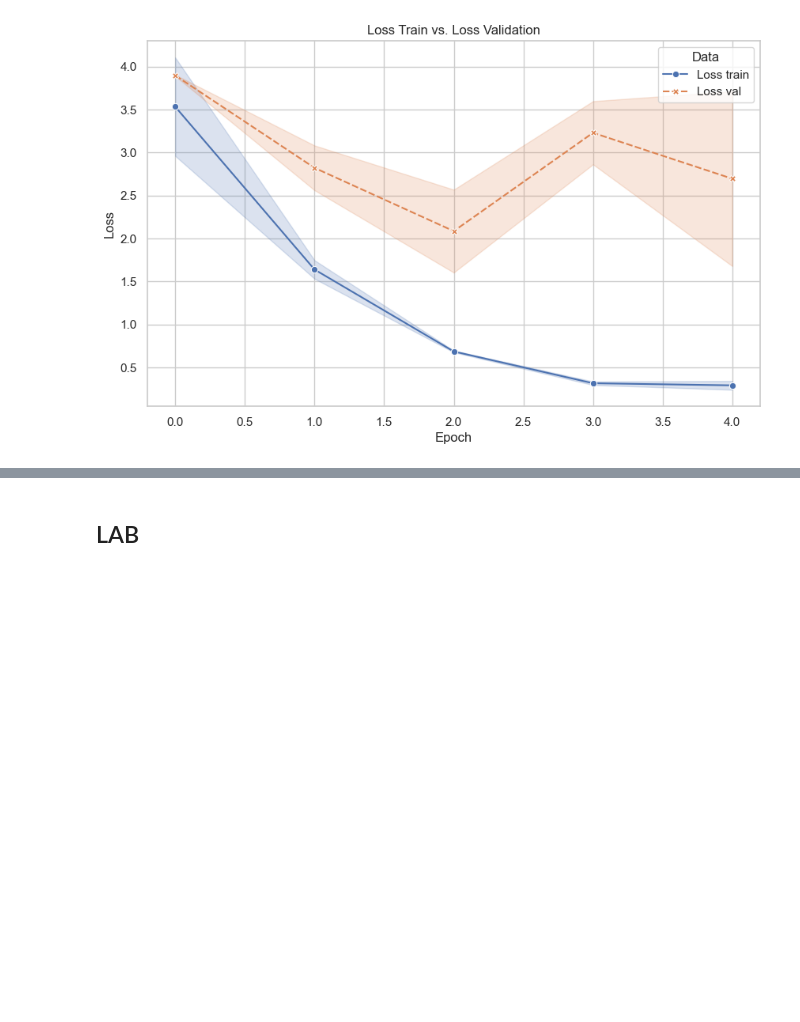
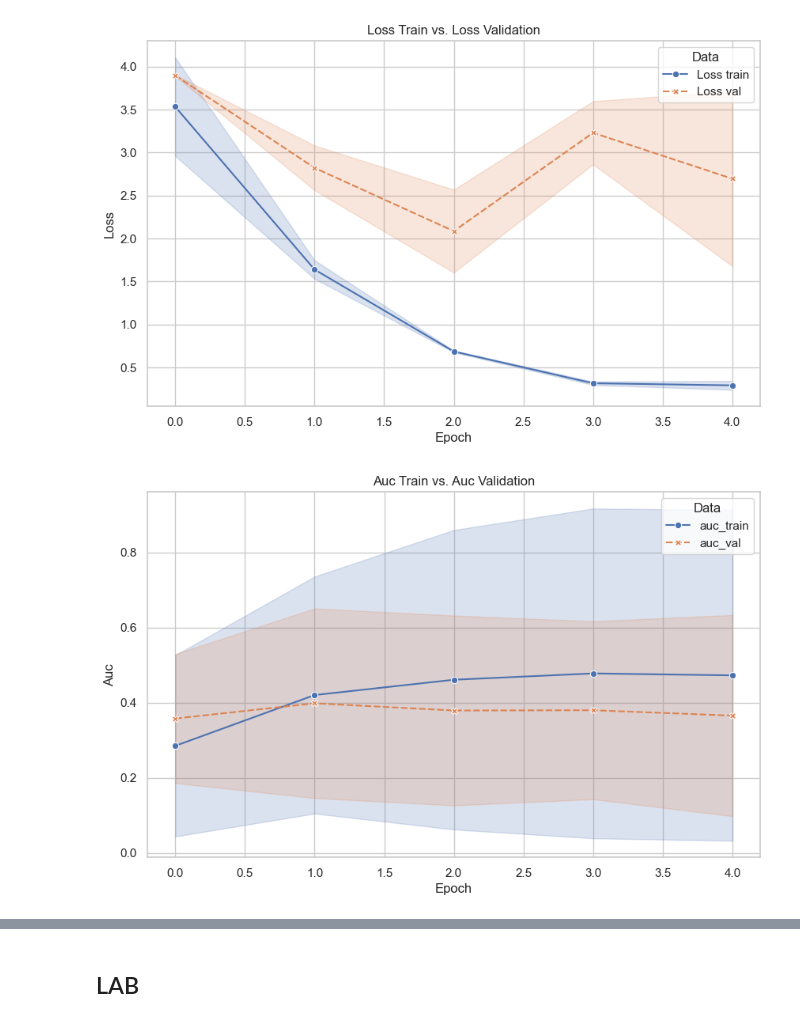
Before and after one commit to tmandelz/classification-prolactinoma, a Jupyter notebook: modelling/visualize_results.ipynb, the cells around one changed output, grey strips where cells are left out. Cells and saved outputs as stored; diff of their text form; code cells hidden in the pictures; blank space fills up the shorter version.

Commit message:
update auc calc

```diff
--- a/modelling/visualize_results.ipynb
+++ b/modelling/visualize_results.ipynb
@@ -9,9 +9,20 @@ import seaborn as sns
 import matplotlib.pyplot as plt
 # %%
 select_group  = lambda runs,group:[run for run in runs if run.group == group]
+def calc_mean_std_auc(runs_for_auc):
+    auc = [runs.history()["auc"].dropna() for runs in runs_for_auc]
+    return round(np.array(auc).mean(),3),round(np.array(auc).std(),3)
 
-def plot_loss(runs):
-    loss_train_val = pd.concat([run.history().loc[:,["Loss train","Loss val","epoch"]].dropna() for run in runs])
+def plot_loss(runs,metric="loss"):
+    if metric == "loss":
+        metric_train = "Loss train"
+        metric_val = "Loss val"
+        label = "Loss"
+    elif metric == "auc":
+        metric_train = "auc_train"
+        metric_val = "auc_val"
+        label = "Auc"
+    loss_train_val = pd.concat([run.history().loc[:,[metric_train,metric_val,"epoch"]].dropna() for run in runs])
     mean_std = loss_train_val.groupby("epoch").agg(["mean","std"])
     mean_std.reset_index(inplace=True)
     df_melted = mean_std.melt(id_vars='epoch', var_name='Metric', value_name='Value')
@@ -19,7 +30,7 @@ def plot_loss(runs):
     sns.set(style="whitegrid")
     plt.figure(figsize=(10, 6))
     plot = sns.lineplot(x='epoch', y='Value', hue='Metric', style='Metric', markers=True, data=df_melted)
-    plot.set(xlabel='Epoch', ylabel='Loss', title='Loss Train vs. Loss Validation')
+    plot.set(xlabel='Epoch', ylabel=label, title=f'{label} Train vs. {label} Validation')
     plt.legend(title='Data', loc='upper right')
     plt.show()
 
@@ -66,2 +79,6 @@ plot_loss(baseline_mlp_runs)
 # %% [output]
 [figure]
+# %%
+plot_loss(baseline_mlp_runs,"auc")
+# %% [output]
+[figure, added]
```
Also changed, not shown: parts of 5 cells of this notebook.
